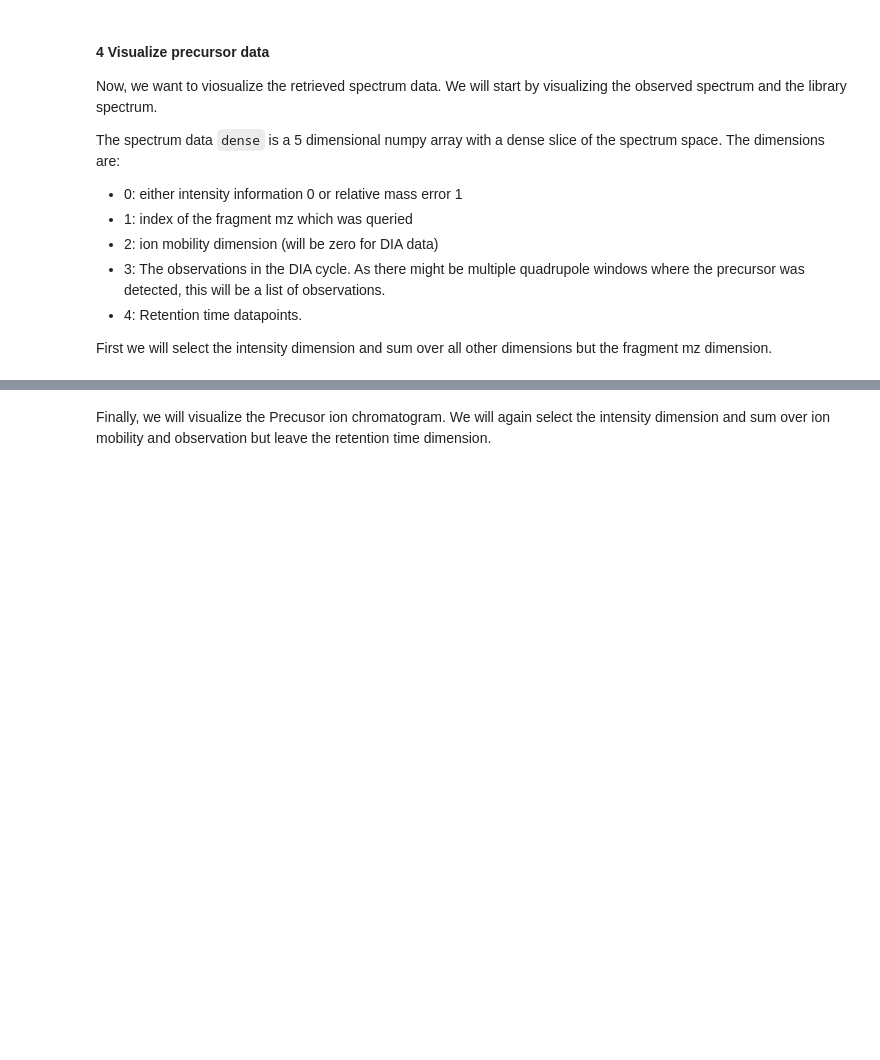
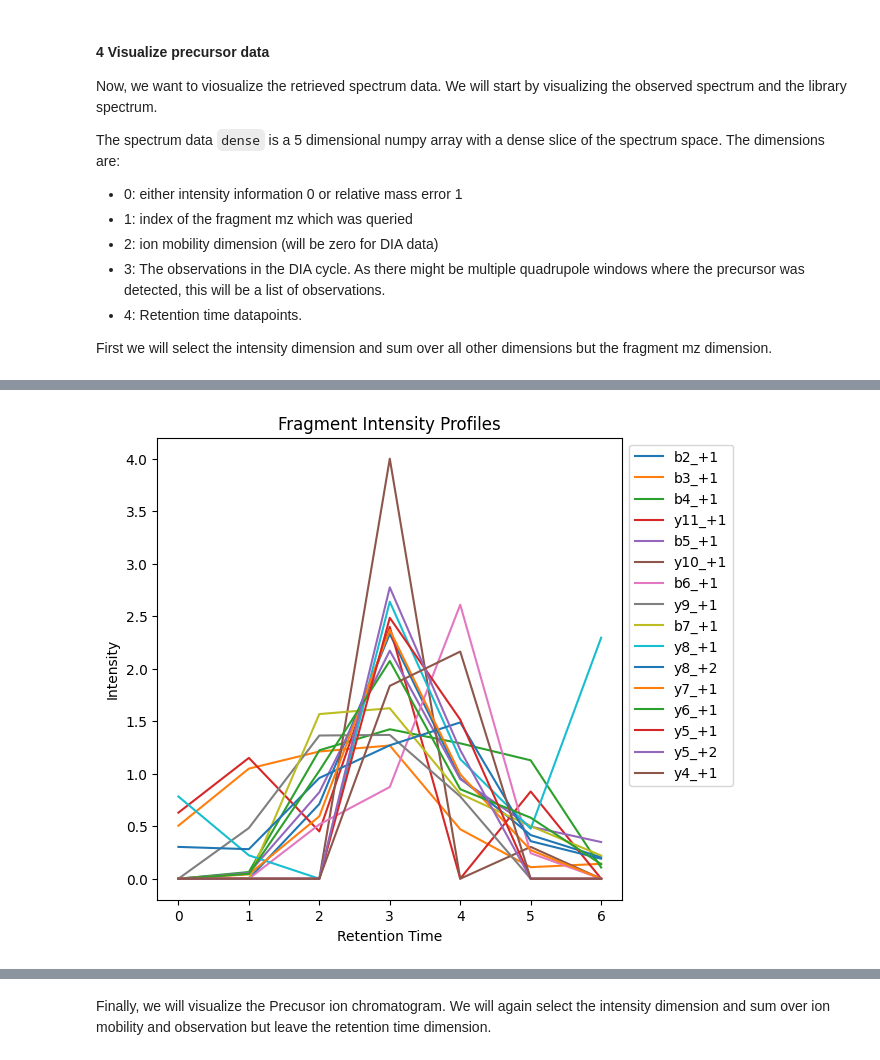
Before and after one commit to GeorgWa/alphadia-validate, a Jupyter notebook: notebooks/investigate_median.ipynb, the cells around one changed output, grey strips where cells are left out. Cells and saved outputs as stored; diff of their text form; code cells hidden in the pictures; blank space fills up the shorter version.

```diff
--- a/notebooks/investigate_median.ipynb
+++ b/notebooks/investigate_median.ipynb
@@ -265,5 +287,0 @@ corr_list = correlation_coefficient(median_profile, intensity_slice)
-# %%
-for i in range(normalized_intensity_slice.shape[0]):
-    plt.plot(normalized_intensity_slice[i])
-
-plt.show()
@@ -272 +310,14 @@ plt.show()
+# %%
+fig, ax = plt.subplots(figsize=(6,6))  # Made figure wider to accommodate legend
+
+for i in range(normalized_intensity_slice.shape[0]):
+    ax.plot(normalized_intensity_slice[i], label=fragment_label[i])
+
+ax.legend(bbox_to_anchor=(1, 1), loc='upper left')  # Changed to ax.legend
+ax.set_xlabel('Retention Time')
+ax.set_ylabel('Intensity')
+ax.set_title('Fragment Intensity Profiles')
+plt.show()
+# %% [output]
+[figure, added]
 # %%
```
Also changed, not shown: parts of 7 cells of this notebook.
